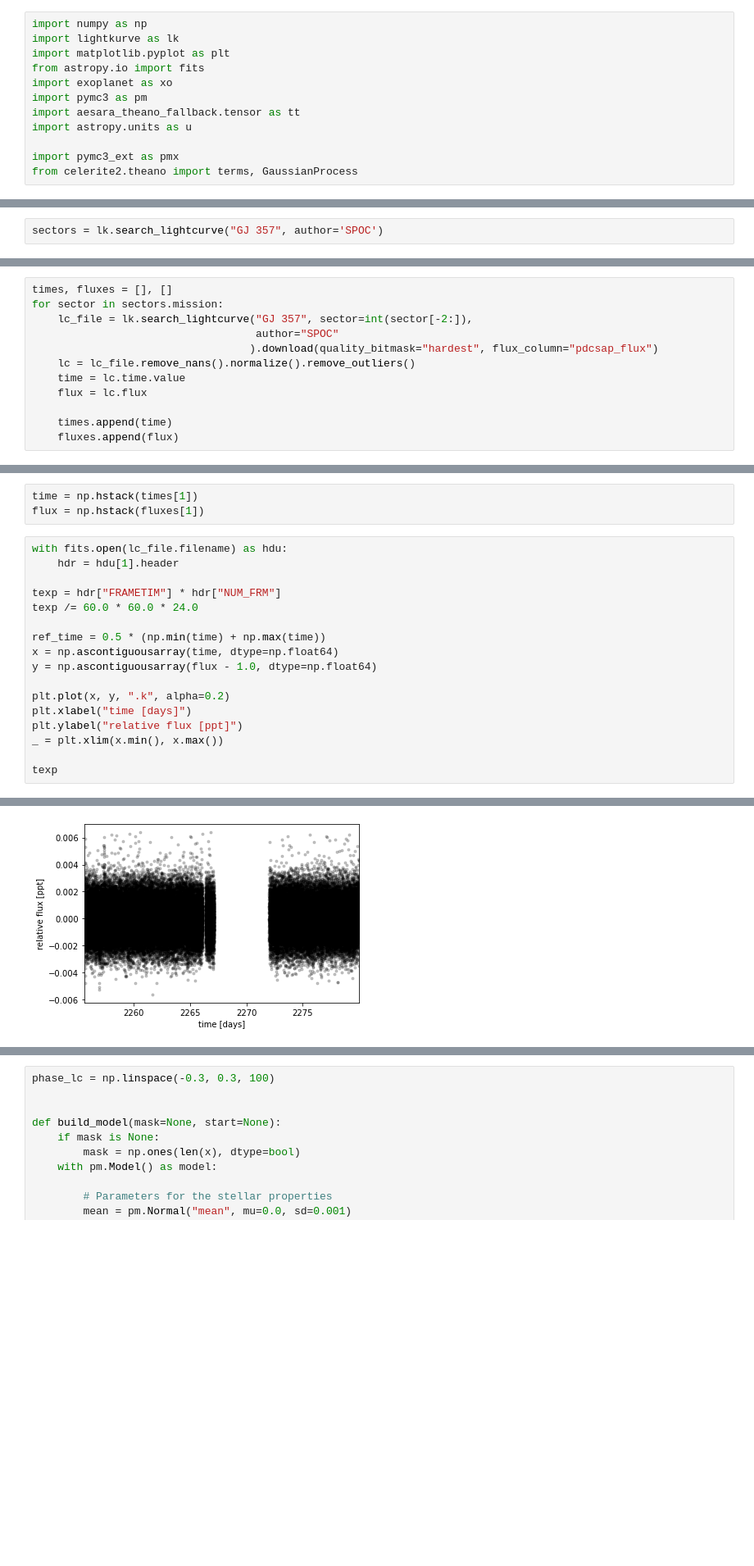
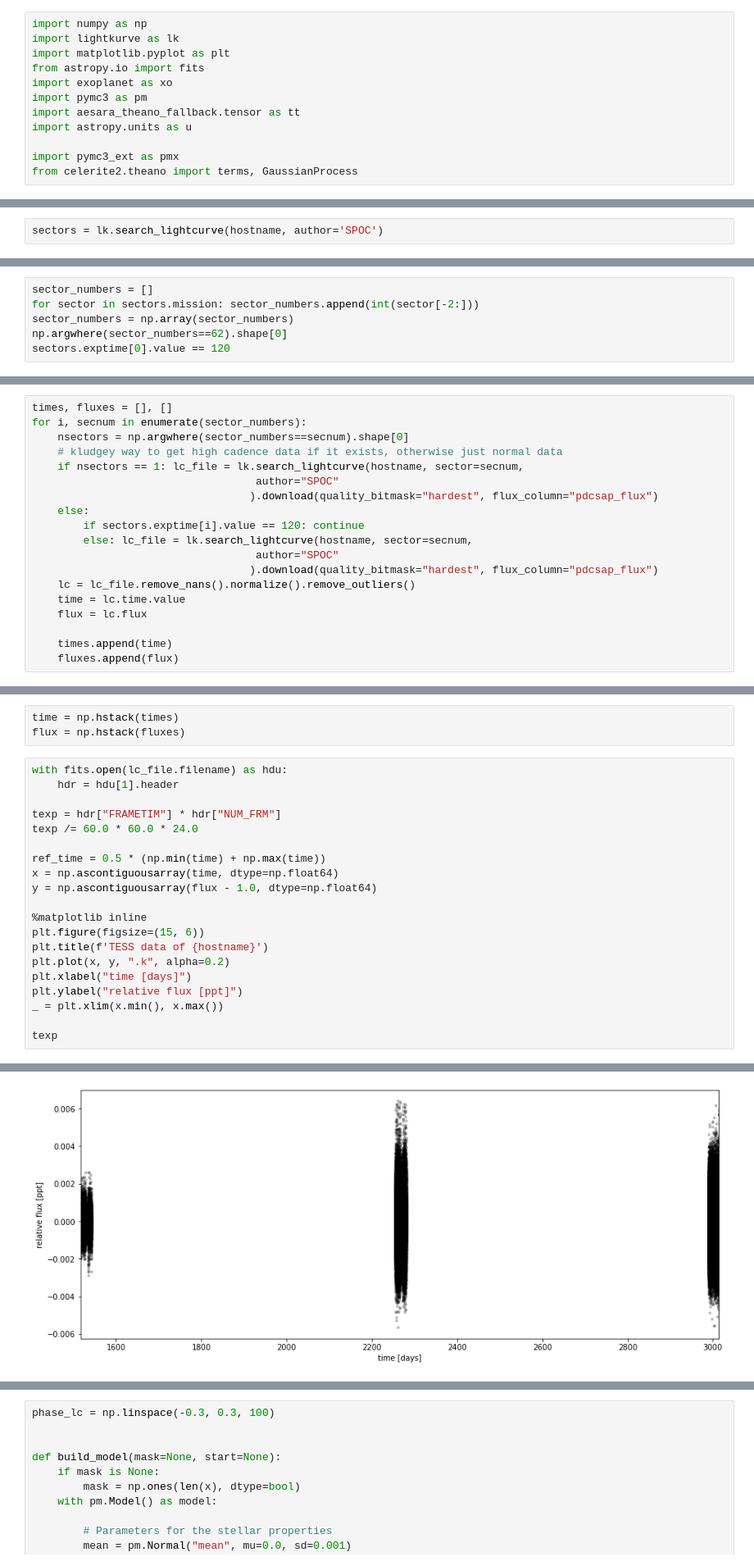
Before and after one commit to hdiamondlowe/jwst_rockyplanetoccultations, a Jupyter notebook: GJ357b_update_ephemeris_TESS.ipynb, the cells around one changed output, grey strips where cells are left out. Shown: that part at 82% size. Saved outputs shown, nothing was run; the diff lists cells and outputs as text; blank space fills up the shorter version.

```diff
--- a/GJ357b_update_ephemeris_TESS.ipynb
+++ b/GJ357b_update_ephemeris_TESS.ipynb
@@ -13,5 +15,5 @@ from celerite2.theano import terms, GaussianProcess
 # %%
-sectors = lk.search_lightcurve("GJ 357", author='SPOC')
+sectors = lk.search_lightcurve(hostname, author='SPOC')
 # %%
 sectors
 # %% [output]
@@ -23,0 +28,6 @@ SearchResult containing 3 data products.
+# %%
+sector_numbers = []
+for sector in sectors.mission: sector_numbers.append(int(sector[-2:]))
+sector_numbers = np.array(sector_numbers)
+np.argwhere(sector_numbers==62).shape[0]
+sectors.exptime[0].value == 120
@@ -24,7 +36,14 @@ SearchResult containing 3 data products.
 # %%
 times, fluxes = [], []
-for sector in sectors.mission:
-    lc_file = lk.search_lightcurve("GJ 357", sector=int(sector[-2:]),
+for i, secnum in enumerate(sector_numbers):
+    nsectors = np.argwhere(sector_numbers==secnum).shape[0]
+    # kludgey way to get high cadence data if it exists, otherwise just normal data
+    if nsectors == 1: lc_file = lk.search_lightcurve(hostname, sector=secnum,
+                                   author="SPOC"
+                                  ).download(quality_bitmask="hardest", flux_column="pdcsap_flux")
+    else:
+        if sectors.exptime[i].value == 120: continue
+        else: lc_file = lk.search_lightcurve(hostname, sector=secnum,
                                    author="SPOC"
                                   ).download(quality_bitmask="hardest", flux_column="pdcsap_flux")
     lc = lc_file.remove_nans().normalize().remove_outliers()
@@ -39,26 +66,29 @@ Warning: 21% (21135/100699) of the cadences will be ignored due to the quality m
 # %%
-time = np.hstack(times[1])
-flux = np.hstack(fluxes[1])
+time = np.hstack(times)
+flux = np.hstack(fluxes)
 # %%
 with fits.open(lc_file.filename) as hdu:
     hdr = hdu[1].header
 
 texp = hdr["FRAMETIM"] * hdr["NUM_FRM"]
 texp /= 60.0 * 60.0 * 24.0
 
 ref_time = 0.5 * (np.min(time) + np.max(time))
 x = np.ascontiguousarray(time, dtype=np.float64)
 y = np.ascontiguousarray(flux - 1.0, dtype=np.float64)
 
+%matplotlib inline
+plt.figure(figsize=(15, 6))
+plt.title(f'TESS data of {hostname}')
 plt.plot(x, y, ".k", alpha=0.2)
 plt.xlabel("time [days]")
 plt.ylabel("relative flux [ppt]")
 _ = plt.xlim(x.min(), x.max())
 
 texp
 # %% [output]
 0.0002314814814814815
-[figure, old version]
+[figure, new version]
 # %%
 # priors
 T0        = 2458517.99862-2457000
```
Also changed, not shown: parts of 13 cells of this notebook, 2 other files.
